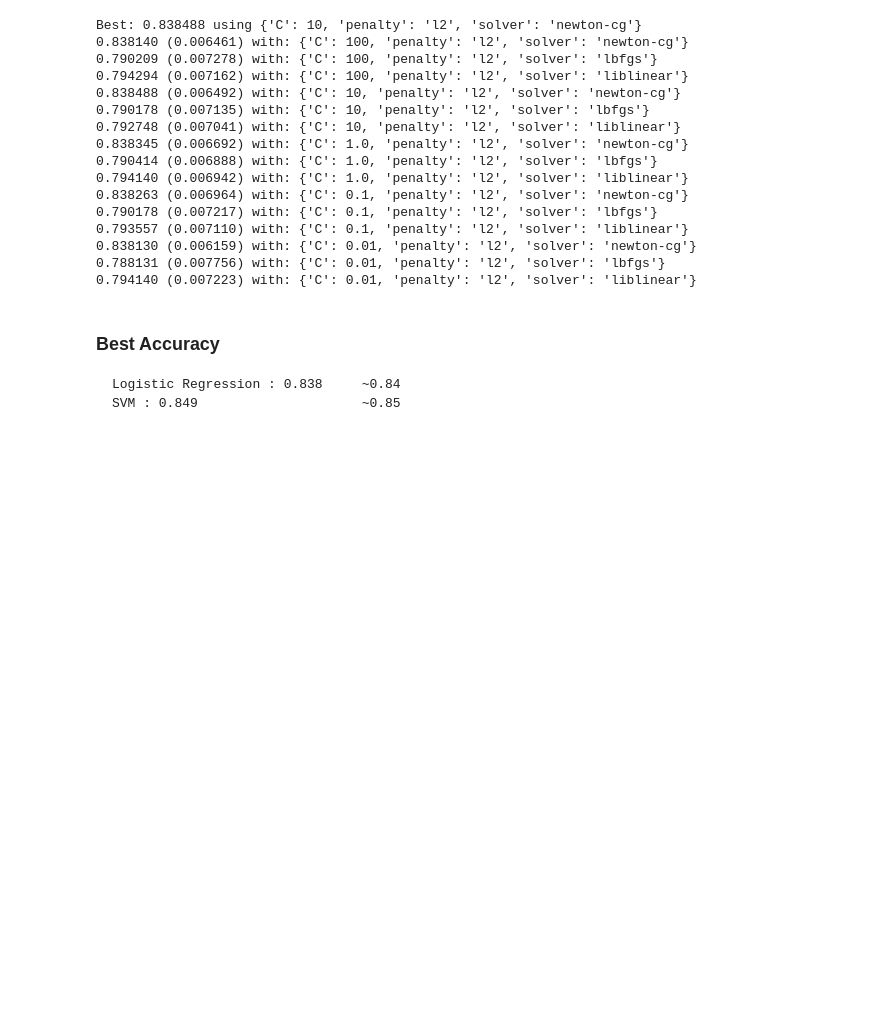
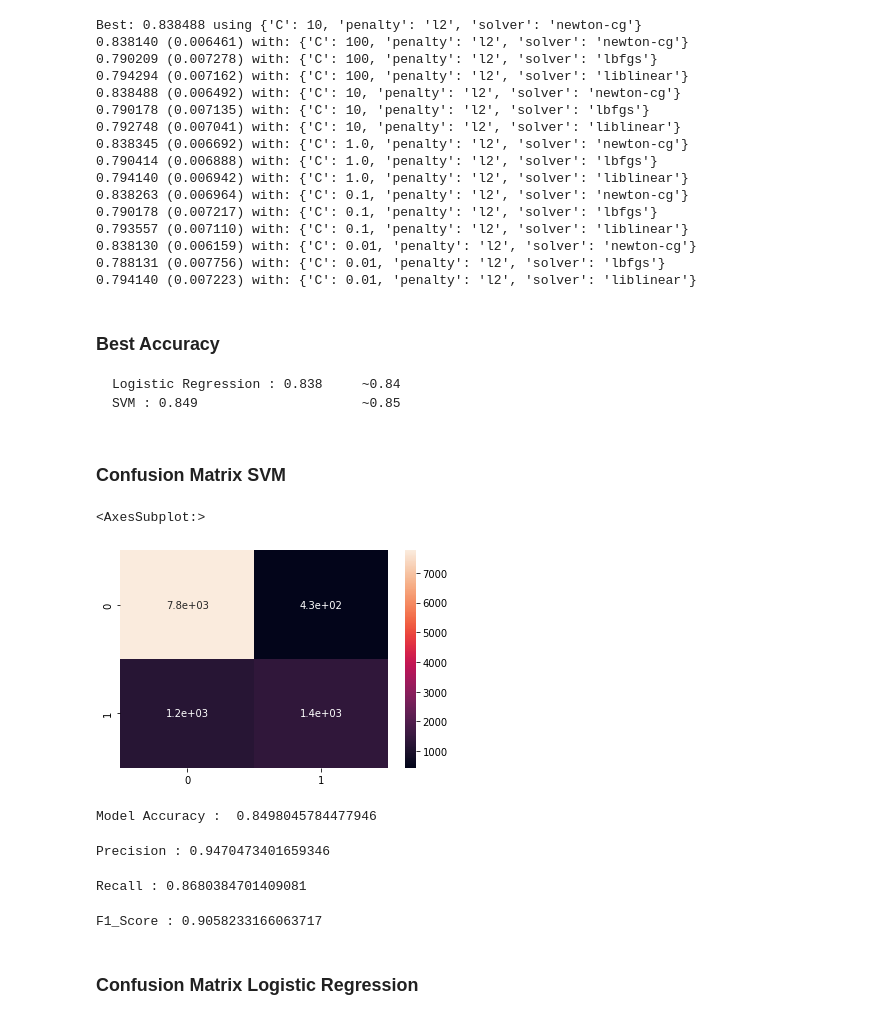
Before and after one commit to AyushPoojari/ineuron, a Jupyter notebook: ML Assignments/SVM/Classification.ipynb, the cells around one changed output. Saved outputs shown, nothing was run; the diff lists cells and outputs as text; code cells hidden in the pictures; blank space fills up the shorter version.

````diff
--- a/ML Assignments/SVM/Classification.ipynb
+++ b/ML Assignments/SVM/Classification.ipynb
@@ -485,6 +485,8 @@ SVC(shrinking=False)
 SVC_Clf_rbf.score(X_test_scaled,y_test)
 # %% [output]
 0.8498045784477946
+# %%
+y_pred_rbf = SVC_Clf_rbf.predict(X_test_scaled)
 # %%
 #Sigmoid Kernel
 SVC_Clf_sigmoid = SVC(kernel = 'sigmoid',gamma = 'scale', shrinking = False)
@@ -563,3 +570,13 @@ Best: 0.838488 using {'C': 10, 'penalty': 'l2', 'solver': 'newton-cg'}
 Logistic Regression : 0.838     ~0.84
 SVM : 0.849                     ~0.85
 ```
+# %% [markdown]
+### Confusion Matrix SVM
+# %%
+from sklearn.metrics import confusion_matrix
+cnf_matrix = confusion_matrix(y_test,y_pred_rbf)
+# %%
+sns.heatmap(cnf_matrix, annot=True)
+# %% [output]
+<AxesSubplot:>
+[figure, added]
@@ -565,0 +588,26 @@ SVM : 0.849                     ~0.85
+# %%
+# Breaking down the formula for Accuracy
+accuracy = (tp + tn) / (tp + fp + fn + tn)
+print("Model Accuracy : ",accuracy)
+# %% [output]
+Model Accuracy :  0.8498045784477946
+# %%
+# Precison
+precision = tp / (tp + fp)
+print("Precision :",precision)
+# %% [output]
+Precision : 0.9470473401659346
+# %%
+# Recall
+recall = tp /(tp + fn)
+print("Recall :",recall)
+# %% [output]
+Recall : 0.8680384701409081
+# %%
+# F1 Score
+f1_score = 2*(recall * precision) / (recall + precision)
+print("F1_Score :",f1_score)
+# %% [output]
+F1_Score : 0.9058233166063717
+# %% [markdown]
+### Confusion Matrix Logistic Regression
````
Also changed, not shown: parts of 15 cells of this notebook.
